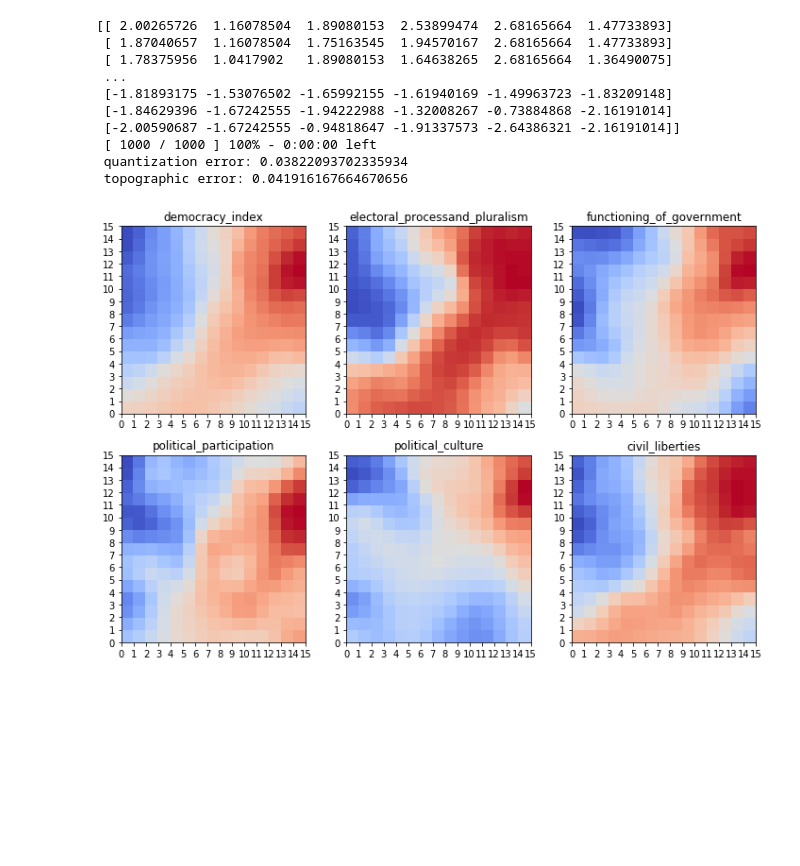
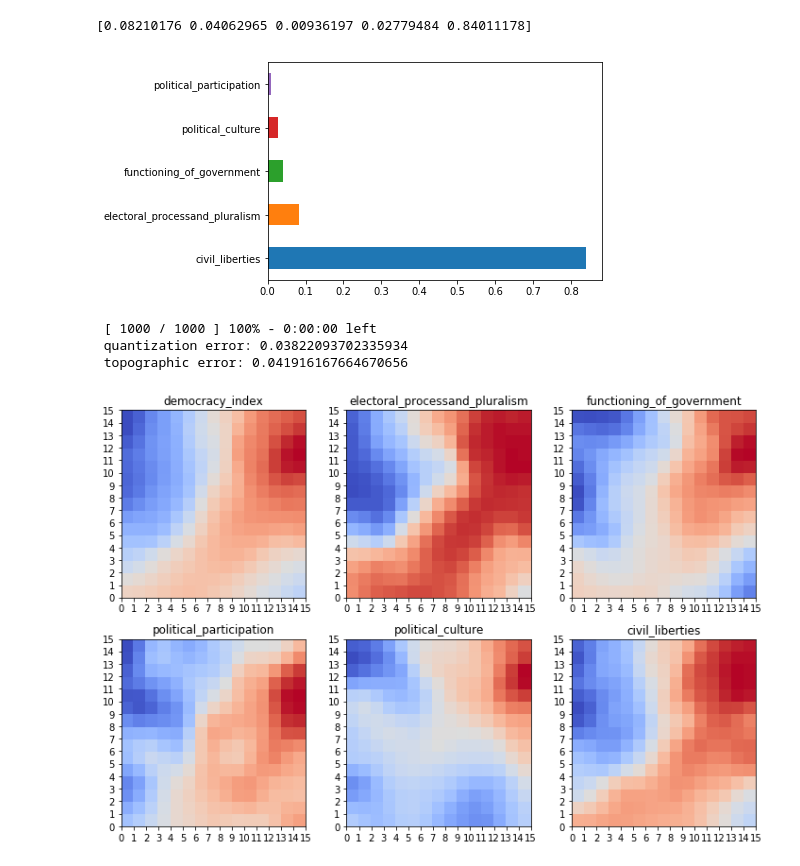
Before and after one commit to JustGlowing/minisom, a Jupyter notebook: examples/feature_selection.ipynb, the cells around one changed output. Drawn from its saved outputs; the diff is of its cells as text; code cells hidden in the pictures; blank space fills up the shorter version.

```diff
--- a/examples/feature_selection.ipynb
+++ b/examples/feature_selection.ipynb
@@ -35,3 +59,15 @@ else:
+# %%
+from sklearn.tree import DecisionTreeRegressor
+model = DecisionTreeRegressor(random_state=0)
+model.fit(Features, target)
+print(model.feature_importances_) #use inbuilt class feature_importances of tree based classifiers
+# #plot graph of feature importances for better visualization
+feat_importances = pd.Series(model.feature_importances_, index=Features.columns)
+feat_importances.nlargest(Features.shape[1]).plot(kind='barh')
+plt.show()
+# %% [output]
+[0.08210176 0.04062965 0.00936197 0.02779484 0.84011178]
+[figure, added]
 # %%
 category_color = {'Full democracy': 'darkgreen',
                   'Flawed democracy': 'limegreen',
@@ -40,11 +76,7 @@ category_color = {'Full democracy': 'darkgreen',
 colors_dict = {c: category_color[dm] for c, dm in zip(democracy_index.country,
                                                       democracy_index.category)}
 # %%
-feature_names = ['democracy_index', 'electoral_processand_pluralism', 'functioning_of_government',
-                 'political_participation', 'political_culture', 'civil_liberties']
 
-X = democracy_index[feature_names].values
-X = scale(X)
 
 size = 15
 som = MiniSom(size, size, len(X[0]),
@@ -54,13 +86,6 @@ som = MiniSom(size, size, len(X[0]),
 som.pca_weights_init(X)
 som.train_random(X, 1000, verbose=True)
 # %% [output]
-[[ 2.00265726  1.16078504  1.89080153  2.53899474  2.68165664  1.47733893]
- [ 1.87040657  1.16078504  1.75163545  1.94570167  2.68165664  1.47733893]
- [ 1.78375956  1.0417902   1.89080153  1.64638265  2.68165664  1.36490075]
- ...
- [-1.81893175 -1.53076502 -1.65992155 -1.61940169 -1.49963723 -1.83209148]
- [-1.84629396 -1.67242555 -1.94222988 -1.32008267 -0.73884868 -2.16191014]
- [-2.00590687 -1.67242555 -0.94818647 -1.91337573 -2.64386321 -2.16191014]]
  [ 1000 / 1000 ] 100% - 0:00:00 left
  quantization error: 0.03822093702335934
  topographic error: 0.041916167664670656
```
Also changed, not shown: parts of 5 cells of this notebook.
